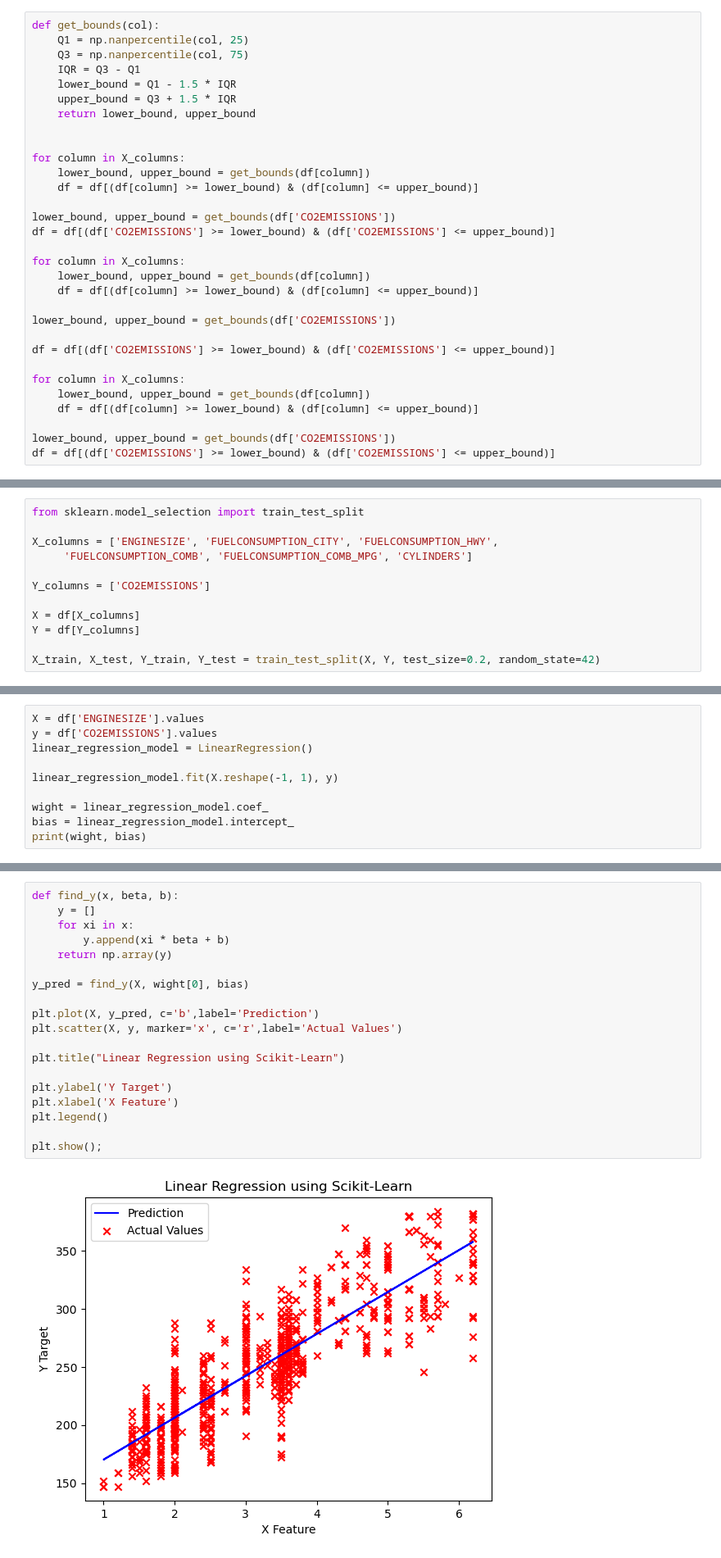
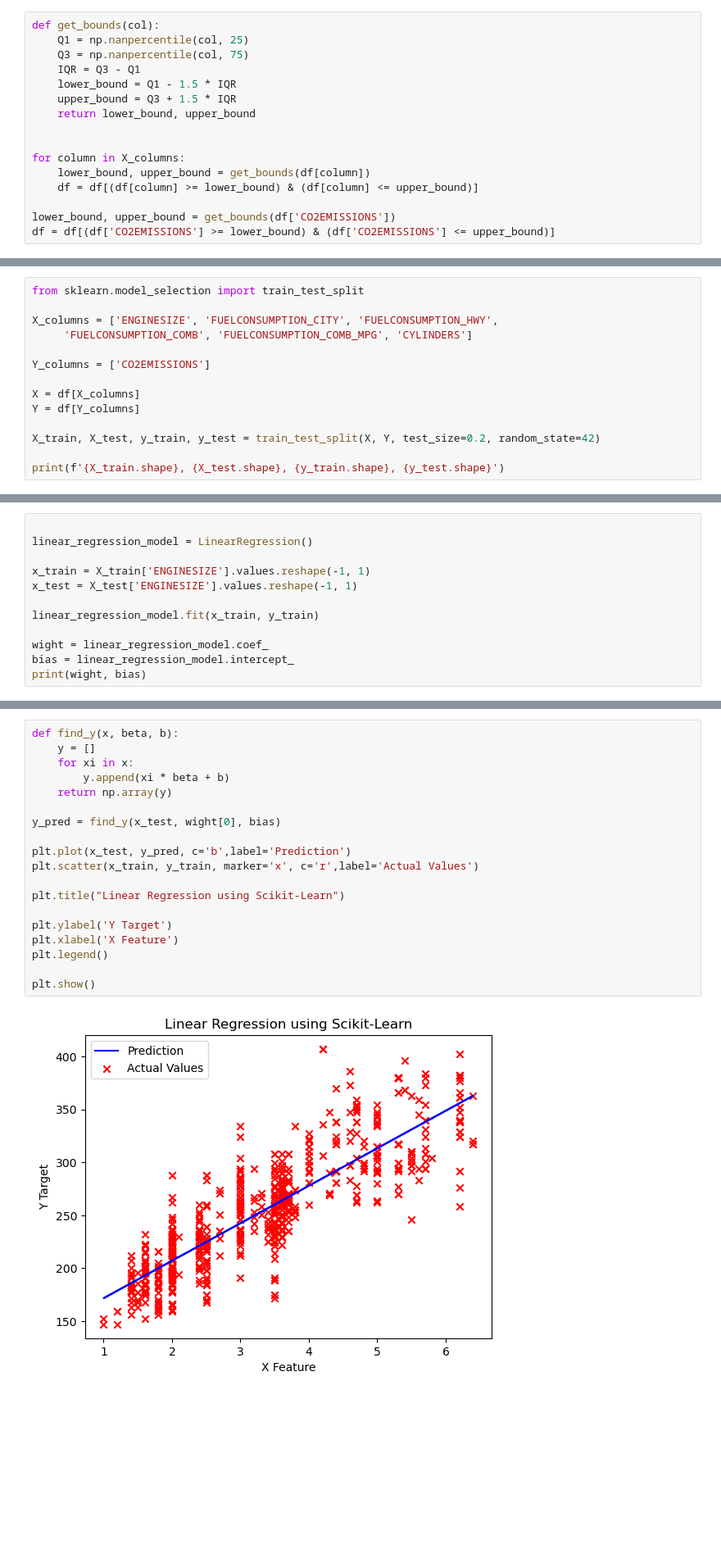
Before and after one commit to Tuwaiq-Data-Science-Bootcamp-V5/Linear_Regression-Lab1, a Jupyter notebook: Assignment_Linear_Regression.ipynb, the cells around one changed output, grey strips where cells are left out. Shown: that part at 82% size. Drawn from its saved outputs; the diff is of its cells as text; blank space fills up the shorter version.

```diff
--- a/Assignment_Linear_Regression.ipynb
+++ b/Assignment_Linear_Regression.ipynb
@@ -205,21 +205,6 @@ for column in X_columns:
 
 lower_bound, upper_bound = get_bounds(df['CO2EMISSIONS'])
 df = df[(df['CO2EMISSIONS'] >= lower_bound) & (df['CO2EMISSIONS'] <= upper_bound)]
-
-for column in X_columns:
-    lower_bound, upper_bound = get_bounds(df[column])
-    df = df[(df[column] >= lower_bound) & (df[column] <= upper_bound)]
-
-lower_bound, upper_bound = get_bounds(df['CO2EMISSIONS'])
-
-df = df[(df['CO2EMISSIONS'] >= lower_bound) & (df['CO2EMISSIONS'] <= upper_bound)]
-
-for column in X_columns:
-    lower_bound, upper_bound = get_bounds(df[column])
-    df = df[(df[column] >= lower_bound) & (df[column] <= upper_bound)]
-
-lower_bound, upper_bound = get_bounds(df['CO2EMISSIONS'])
-df = df[(df['CO2EMISSIONS'] >= lower_bound) & (df['CO2EMISSIONS'] <= upper_bound)]
 # %%
 fig, axes = plt.subplots(3, 2, figsize=(15, 15))
 for i, column in enumerate(X_columns):
@@ -258,4 +243,6 @@ Y_columns = ['CO2EMISSIONS']
 X = df[X_columns]
 Y = df[Y_columns]
 
-X_train, X_test, Y_train, Y_test = train_test_split(X, Y, test_size=0.2, random_state=42)
+X_train, X_test, y_train, y_test = train_test_split(X, Y, test_size=0.2, random_state=42)
+
+print(f'{X_train.shape}, {X_test.shape}, {y_train.shape}, {y_test.shape}')
@@ -269,11 +258,13 @@ Y = Emission.
 
 What is the coefficients and y intercept?
 # %%
-X = df['ENGINESIZE'].values
-y = df['CO2EMISSIONS'].values
+
 linear_regression_model = LinearRegression()
 
-linear_regression_model.fit(X.reshape(-1, 1), y)
+x_train = X_train['ENGINESIZE'].values.reshape(-1, 1)
+x_test = X_test['ENGINESIZE'].values.reshape(-1, 1)
+
+linear_regression_model.fit(x_train, y_train)
 
 wight = linear_regression_model.coef_
 bias = linear_regression_model.intercept_
@@ -287,24 +278,24 @@ Plot linear regression model (output).
 # %%
 def find_y(x, beta, b):
     y = []
     for xi in x:
         y.append(xi * beta + b)
     return np.array(y)
 
-y_pred = find_y(X, wight[0], bias)
+y_pred = find_y(x_test, wight[0], bias)
 
-plt.plot(X, y_pred, c='b',label='Prediction')
-plt.scatter(X, y, marker='x', c='r',label='Actual Values')
+plt.plot(x_test, y_pred, c='b',label='Prediction')
+plt.scatter(x_train, y_train, marker='x', c='r',label='Actual Values')
 
 plt.title("Linear Regression using Scikit-Learn")
 
 plt.ylabel('Y Target')
 plt.xlabel('X Feature')
 plt.legend()
 
-plt.show();
+plt.show()
 # %% [output]
-[figure, old version]
+[figure, new version]
 # %% [markdown]
 # Exercise 6 : Evaluation
 
```
Also changed, not shown: parts of 10 cells of this notebook.
